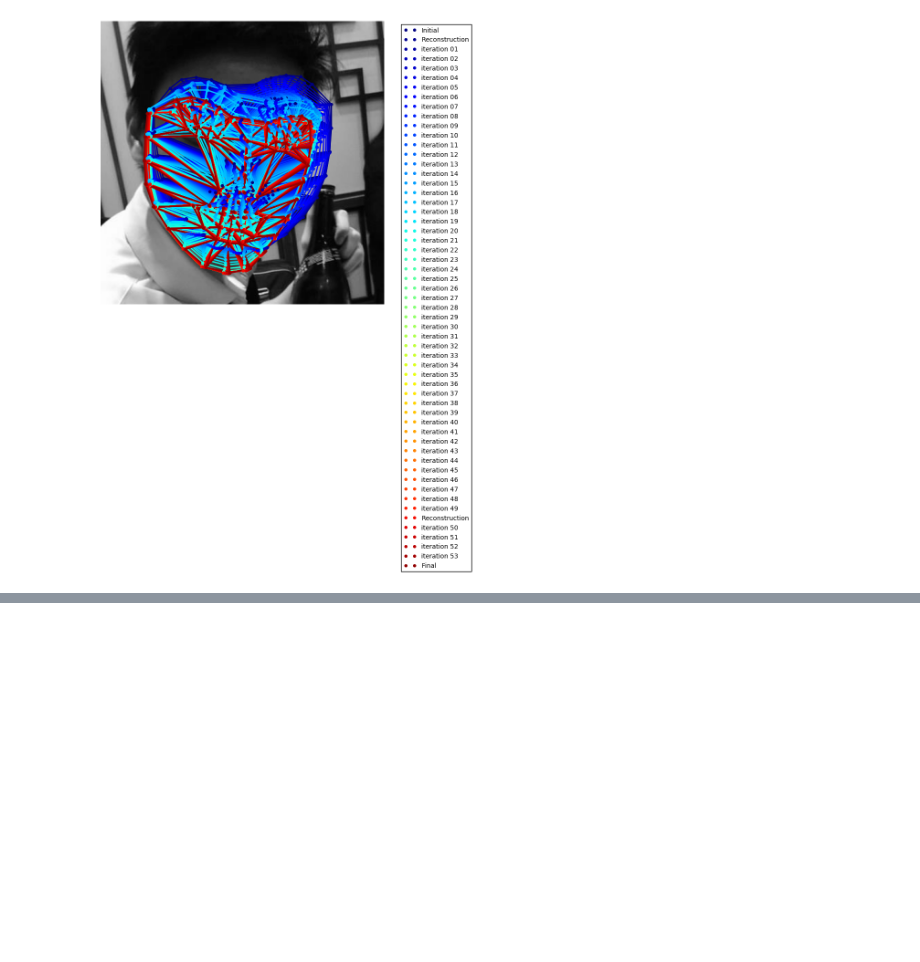
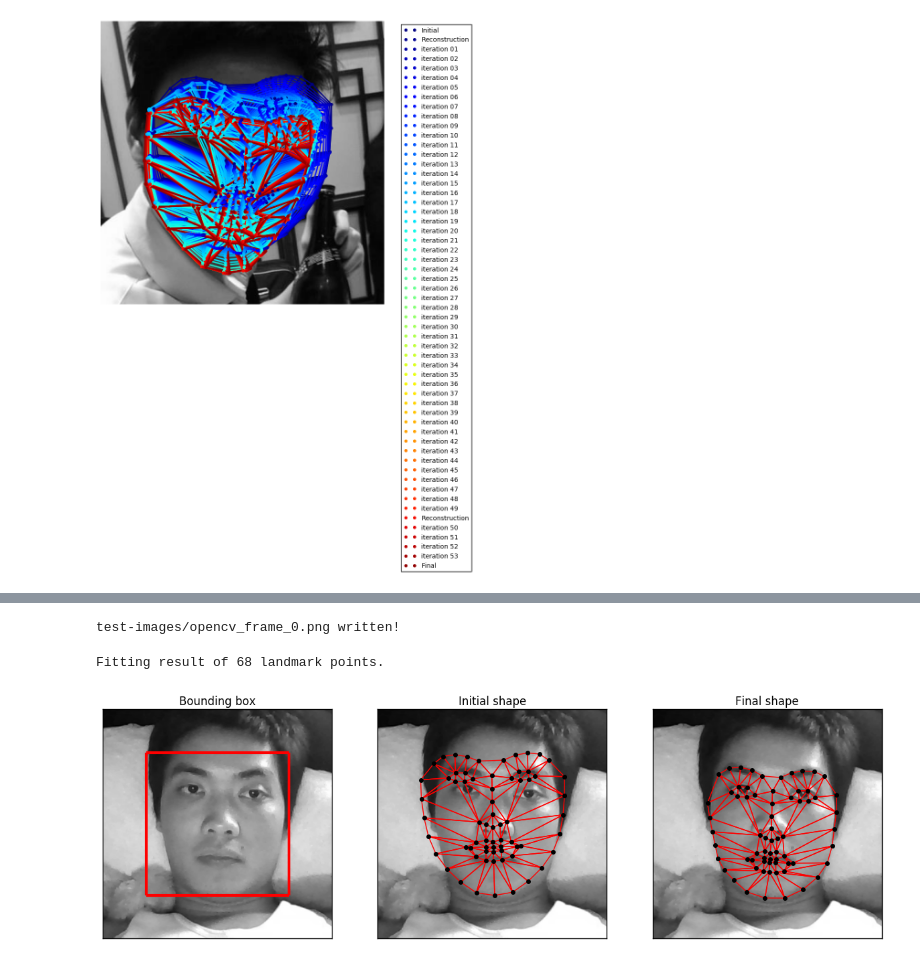
Before and after one commit to LeeKien95/GR, a Jupyter notebook: AAM.ipynb, the cells around one changed output, grey strips where cells are left out. Drawn from its saved outputs; the diff is of its cells as text; code cells hidden in the pictures; blank space fills up the shorter version.

```diff
--- a/AAM.ipynb
+++ b/AAM.ipynb
@@ -166,0 +168,77 @@ AttributeError: 'TriMesh' object has no attribute 'lms'
+# %%
+import cv2
+
+cam = cv2.VideoCapture(0)
+
+cv2.namedWindow("test")
+
+img_counter = 0
+
+while True:
+    ret, frame = cam.read()
+    gray = cv2.cvtColor(frame, cv2.COLOR_BGR2GRAY)
+    cv2.imshow("test", gray)
+    if not ret:
+        break
+
+    k = cv2.waitKey(1)
+
+    if k%256 == 27:
+        # ESC pressed
+        print("Escape hit, closing...")
+        break
+    elif k%256 == 32:
+        # SPACE pressed
+        img_name = "test-images/opencv_frame_{}.png".format(img_counter)
+        cv2.imwrite(img_name, frame)
+        print("{} written!".format(img_name))
+        img_counter += 1
+        break
+
+cam.release()
+
+cv2.destroyAllWindows()
+
+
+import menpo.io as mio
+from menpodetect import load_dlib_frontal_face_detector
+
+path_to_test = Path('test-images')
+
+# Load and convert to grayscale
+image = mio.import_image(path_to_test / 'opencv_frame_0.png')
+if image.n_channels == 3:
+        image = image.as_greyscale()
+# Detect face
+
+detect = load_dlib_frontal_face_detector()
+bboxes = detect(image)
+
+# Crop the image for better visualization of the result
+image = image.crop_to_landmarks_proportion(0.3, group='dlib_0')
+bboxes[0] = image.landmarks['dlib_0'].lms
+
+if len(bboxes) > 0:
+    # Fit AAM
+    result = fitter.fit_from_bb(image, bboxes[0], max_iters=[50, 5])
+    print(result)
+
+    # Visualize
+    plt.subplot(131);
+    image.view()
+    bboxes[0].view(line_width=3, render_markers=False)
+    plt.gca().set_title('Bounding box')
+
+    plt.subplot(132)
+    image.view()
+    result.initial_shape.view(marker_size=4)
+    plt.gca().set_title('Initial shape')
+
+    plt.subplot(133)
+    image.view()
+    result.final_shape.view(marker_size=4, figure_size=(15, 13))
+    plt.gca().set_title('Final shape')
+# %% [output]
+test-images/opencv_frame_0.png written!
+Fitting result of 68 landmark points.
+[figure, added]
```
Also changed, not shown: parts of 6 cells of this notebook, 2 other files.
